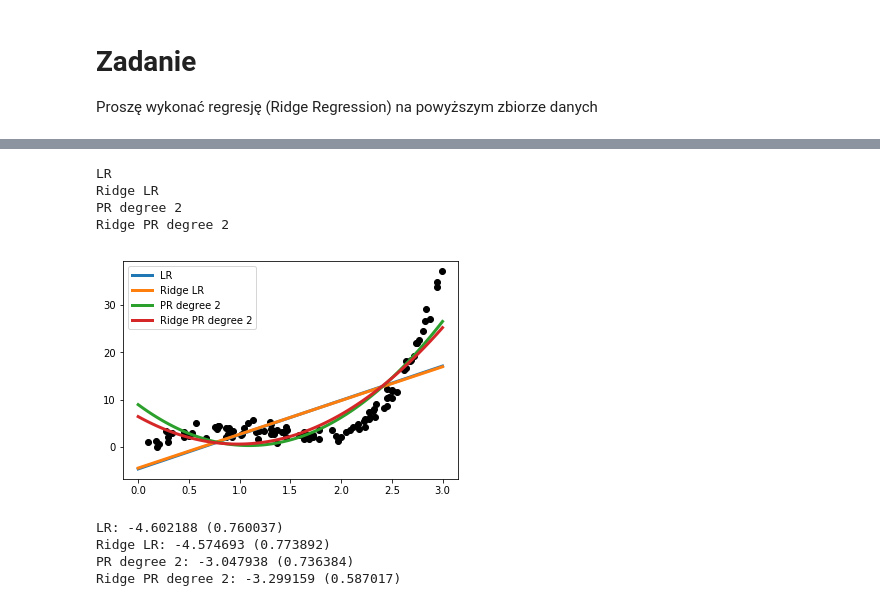
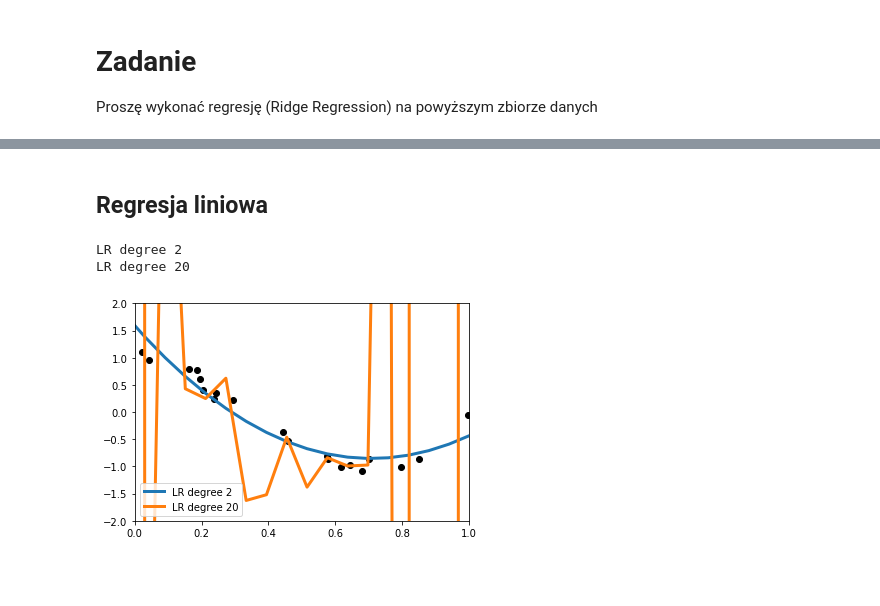
Before and after one commit to przem85/bootcamp, a Jupyter notebook: statistics/D11_Z07.ipynb, the cells around one changed output, grey strips where cells are left out. Cells and saved outputs as stored; diff of their text form; code cells hidden in the pictures; blank space fills up the shorter version.

```diff
--- a/statistics/D11_Z07.ipynb
+++ b/statistics/D11_Z07.ipynb
@@ -20,12 +16,17 @@ x=np.vstack(x)
+# %%
+true_fun = lambda X: np.cos(1.5 * np.pi * X)
+n_samples=20
+x = np.sort(np.random.rand(n_samples))
+y = true_fun(x) + np.random.randn(n_samples) * 0.1
+x=np.vstack(x)
 # %% [markdown]
 # Zadanie
 Proszę wykonać regresję (Ridge Regression) na powyższym zbiorze danych
 # %%
-#clf = Ridge(alpha=1.0)
-clf = make_pipeline(PolynomialFeatures(2), linear_model.Ridge(alpha=10.0))
+clf = Ridge(alpha=1.0)
 clf.fit(x, y)
 
-x_plot = np.vstack(np.linspace(0, 3, 100))
+x_plot = np.vstack(np.linspace(0, 1, 20))
 plt.plot(x_plot, clf.predict(x_plot), color='blue',linewidth=3)
 plt.plot(x, y, 'ok');
 plt.show()
@@ -53,23 +35,30 @@ models.append(('Ridge PR degree 2', make_pipeline(PolynomialFeatures(2), linear_
-# %%
-x_plot = np.vstack(np.linspace(0, 3, 100))
-
-for name, model in models:
-    print(name)
-    model.fit(x, y)
-    predicts.append(model.predict(x_plot))
-    names.append(name)
-# %% [output]
-LR
-Ridge LR
-PR degree 2
-Ridge PR degree 2
+# %% [markdown]
+## Regresja liniowa
 # %%
-x_plot = np.vstack(np.linspace(0, 3, 100))
+# prepare models
+models = []
+predicts = []
+names=[]
+models.append(('LR degree 2', make_pipeline(PolynomialFeatures(2), linear_model.LinearRegression()) ))
+models.append(('LR degree 20', make_pipeline(PolynomialFeatures(20), linear_model.LinearRegression()) ))
+
+x_plot = np.vstack(np.linspace(-3, 3, 100))
+for name, model in models:
+    print(name)
+    model.fit(x, y)
+    predicts.append(model.predict(x_plot))
+    names.append(name)
+
+x_plot = np.vstack(np.linspace(-3, 3, 100))
 plt.plot(x, y, 'ok');
 for i in range(len(models)):
     #print(i)
     plt.plot(x_plot, predicts[i],linewidth=3,label=names[i])
+    plt.xlim((0, 1))
+    plt.ylim((-2, 2))
 plt.legend()
 plt.show()
 # %% [output]
+LR degree 2
+LR degree 20
-[figure, old version]
+[figure, new version]
@@ -88,14 +64,0 @@ scoring = 'neg_mean_absolute_error'
-# %%
-seed = 7
-for name, model in models:
-    kfold = model_selection.KFold(n_splits=10, random_state=seed)
-    cv_results = model_selection.cross_val_score(model, x, y, cv=kfold, scoring=scoring)
-    results.append(cv_results)
-    names.append(name)
-    msg = "%s: %f (%f)" % (name, cv_results.mean(), cv_results.std())
-    print(msg)
-# %% [output]
-LR: -4.602188 (0.760037)
-Ridge LR: -4.574693 (0.773892)
-PR degree 2: -3.047938 (0.736384)
-Ridge PR degree 2: -3.299159 (0.587017)
```
Also changed, not shown: parts of 13 cells of this notebook.
